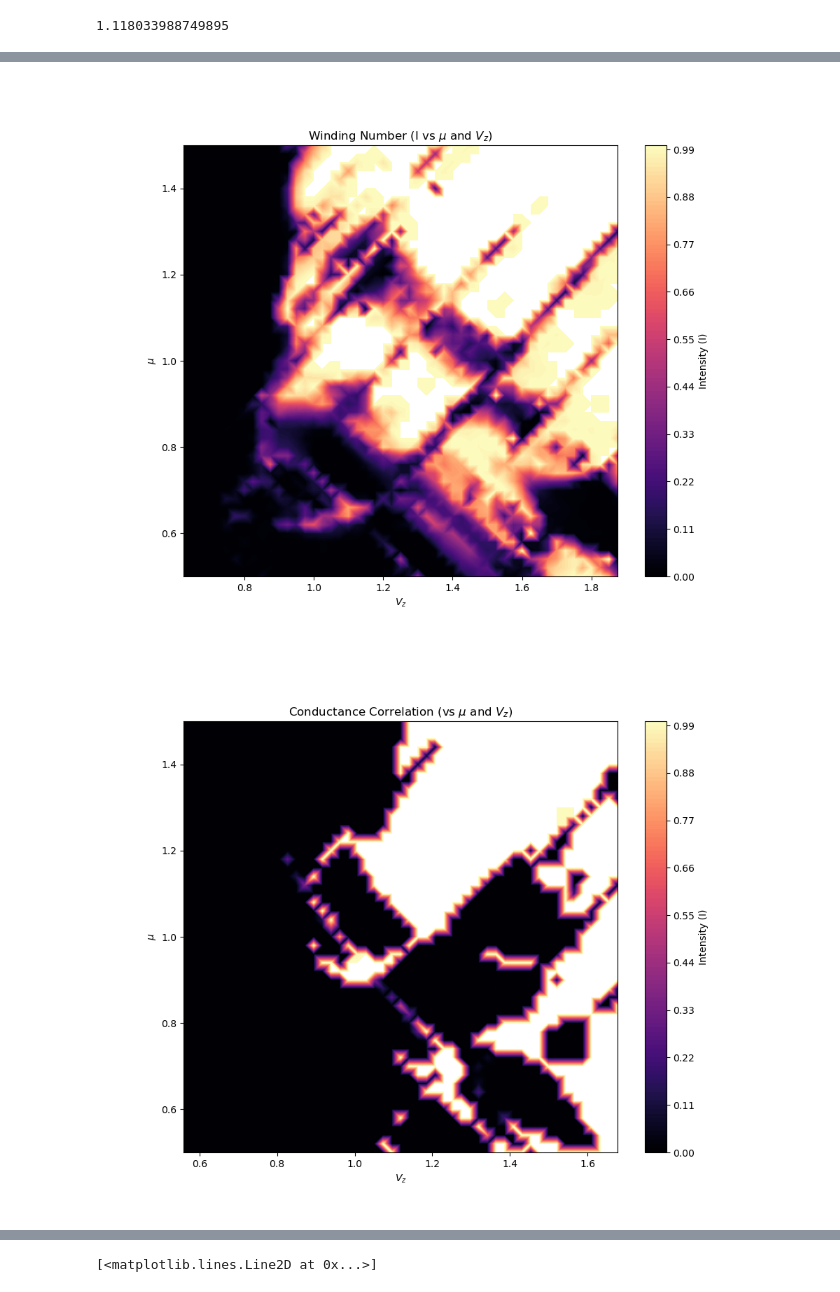
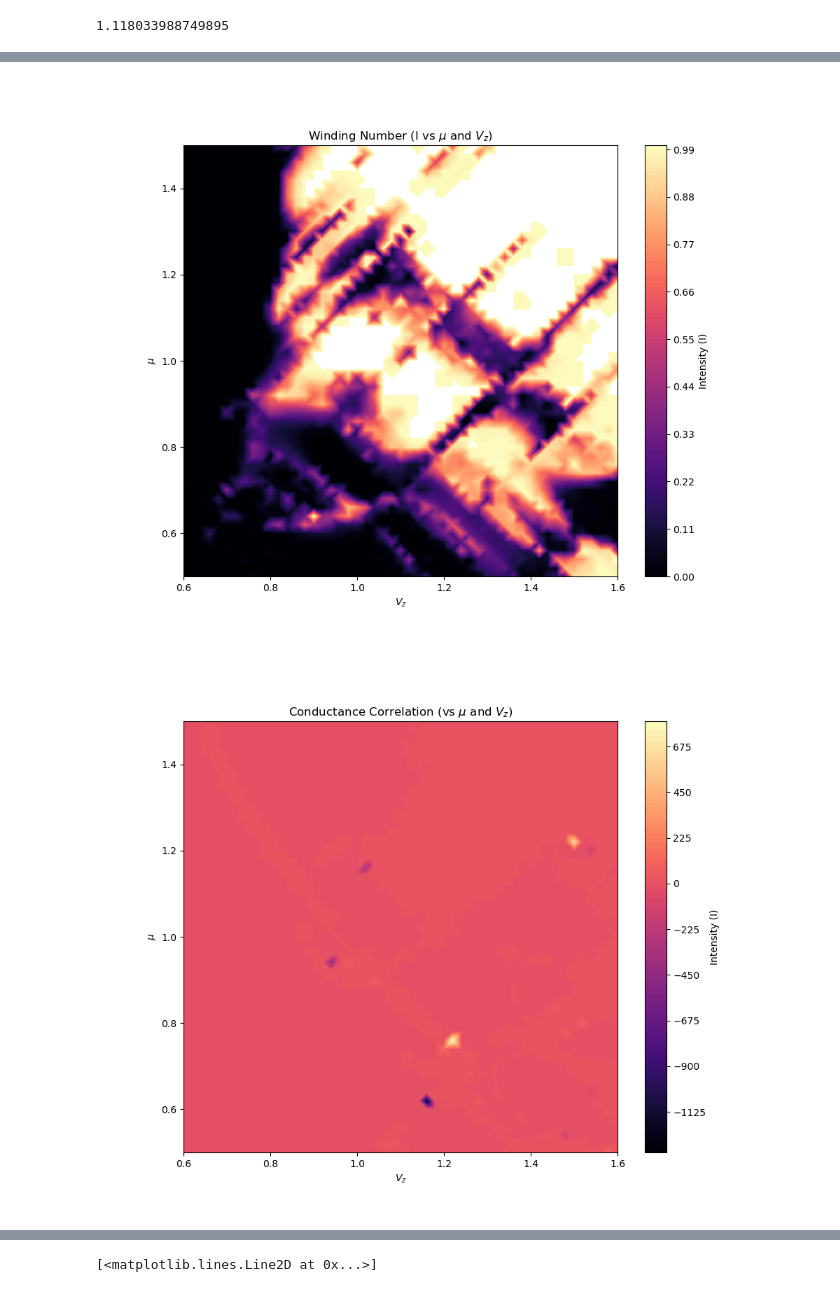
Before and after one commit to polianahp/Nonlocality-of-local-Andreev-conductances-as-a-probe-for-topological-Majorana-wires, a Jupyter notebook: plotting.ipynb, the cells around one changed output, grey strips where cells are left out. Drawn from its saved outputs; the diff is of its cells as text; code cells hidden in the pictures.

```diff
--- a/plotting.ipynb
+++ b/plotting.ipynb
@@ -31,7 +31,7 @@ V_c
 
 save_plots = True
 
-dirname = "download_corstrongdis"
+dirname = "reruncorr_stong_dis_test"
 save_dir = Path(PathConfigs.DATA/dirname/"Plots")
 
 os.makedirs(save_dir, exist_ok=True)
@@ -71,7 +82,7 @@ import numpy as np
 import matplotlib.pyplot as plt
 
 mu =  pdi_arr[:, 0]  # x-axis
-V_z = pdi_arr[:, 1]*V_c  # y-axis
+V_z = pdi_arr[:, 1] # y-axis
 I =   filter_pdi(pdi_arr[:, 2])  # z-axis (color) ## pdi_arr has the actual zeeman field values as opposed to V_z/V_c
 #I =   pdi_arr[:, 2]  # z-axis (color)
 
@@ -93,50 +104,50 @@ plt.title('Winding Number (I vs $\mu$ and $V_z$)')
 
 plt.show()
 # %% [output]
-[figure, old version]
+[figure, new version]
 # %%
 def symmetric_normalized_KL_Div(p,q):
     symmKL = 0.5*(entropy(p,q) + entropy(q,p))
 # %%
 symm_KL = lambda p, q: 0.5*(entropy(p,q) + entropy(q,p))
 
-corrs = np.asarray([1 - symm_KL(barrier_left_conductance_left_arr[i,:], barrier_left_conductance_right_arr[i,:]) for i in range(barrier_left_conductance_right_arr.shape[0])])
-corrs = corrs - corrs.min()
-corrs = corrs/corrs.max()
-corrs = np.asarray([0.0 if corr < 0.8 else corr for corr in corrs])
+#corrs = np.asarray([1 - symm_KL(barrier_left_conductance_left_arr[i,:], barrier_left_conductance_right_arr[i,:]) for i in range(barrier_left_conductance_right_arr.shape[0])])
+#corrs = corrs - corrs.min()
+#corrs = corrs/corrs.max()
+#corrs = np.asarray([0.0 if corr < 0.95 else corr for corr in corrs])
 
 corrs = np.asarray([hp.calc_invariant_metric(barrier_left_conductance_left_arr[i,:], barrier_left_conductance_right_arr[i,:]) for i in range(barrier_left_conductance_right_arr.shape[0])])
-corrs = np.asarray([1.0 if corr > 1 else corr for corr in corrs])
-corrs = np.asarray([0.0 if corr < 0 else corr for corr in corrs])
+#corrs = np.asarray([1.0 if corr > 1 else corr for corr in corrs])
+#corrs = np.asarray([0.0 if corr < 0.0 else corr for corr in corrs])
 # %%
 import numpy as np
 import matplotlib.pyplot as plt
 
 mu  =  params_list[:, 1]  # x-axis
-V_z =  params_list[:, 2]*V_c  # y-axis
+V_z =  params_list[:, 2]  # y-axis
 #V_z =  pdi_arr[:, 1]  # y-axis
 zplot   =  corrs  #filter_pdi(pdi_arr[:, 2])  # z-axis (color)
 
 
 # 3. Create the heatmap
 plt.figure(figsize=(10, 8))
 
 # tricontourf creates a smooth filled contour plot
 # levels=100 makes it look like a continuous heatmap
 contour = plt.tricontourf(V_z, mu, zplot, levels=100, cmap='magma')
 
 # Add a colorbar to show what I values the colors represent
 cbar = plt.colorbar(contour)
 cbar.set_label('Intensity (I)')
 
 # 4. Label axes
 plt.ylabel(r'$\mu$')
 plt.xlabel(r'$V_z$')
 plt.title('Conductance Correlation (vs $\mu$ and $V_z$)')
 
 plt.show()
 # %% [output]
-[figure, old version]
+[figure, new version]
 # %%
 
 import numpy as np
```
Also changed, not shown: parts of 7 cells of this notebook, 3 other files.
